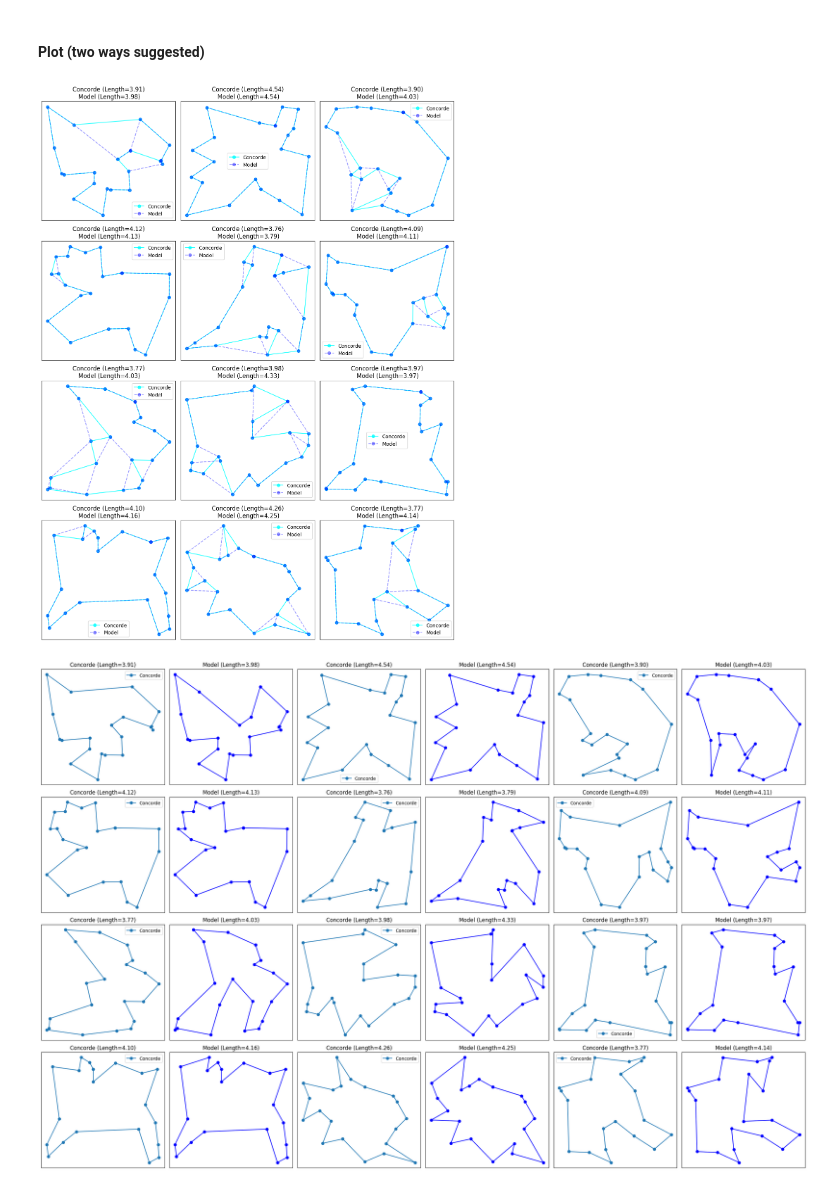
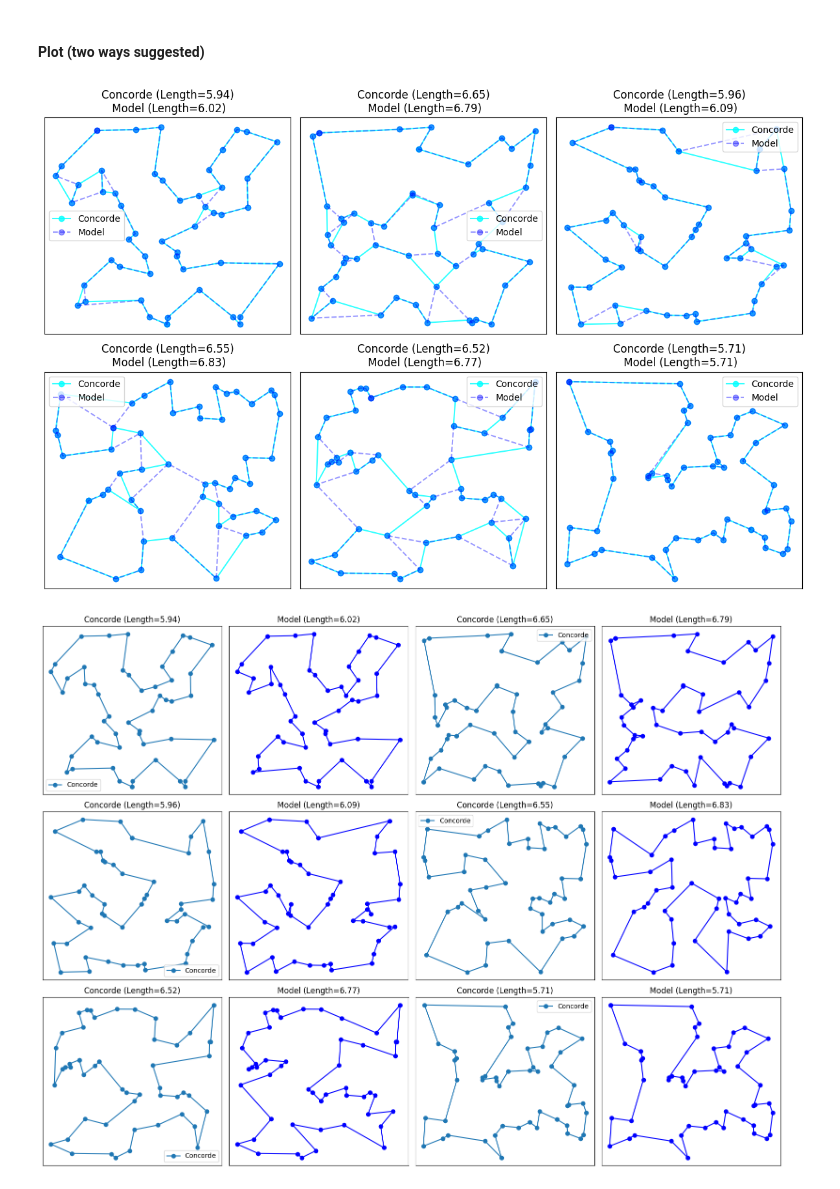
Before and after one commit to MarioAuditore/TDA-for-Travelling-Salesman, a Jupyter notebook: data_generation_and_train.ipynb, the cells around one changed output. Drawn from its saved outputs; the diff is of its cells as text; code cells hidden in the pictures.

```diff
--- a/data_generation_and_train.ipynb
+++ b/data_generation_and_train.ipynb
@@ -267,17 +268,22 @@ def generate_dataset(total_samples, batch_size, nb_nodes, dim_nodes, max_columns
 
     return dataset
 # %%
-# total_samples = 16 * 10**4
-# dataset = generate_dataset(total_samples, args.batch_size, args.nb_nodes, args.dim_nodes, args.dim_model_input)
+total_samples = 45 * 10**3
+data_directory = 'train_eval_data'
+filename = f'dataset_{total_samples // 10**3}K_samples_{args.nb_nodes}_nodes_{args.dim_model_input}_features.pkl'
+path = os.path.join(data_directory, filename)
 
-# data_directory = 'train_eval_data'
-# filename = f'dataset_{total_samples // 10**3}K_samples_{args.dim_model_input}_features.pkl'
-# path = os.path.join(data_directory, filename)
+def generate_and_save(path):
+    dataset = generate_dataset(total_samples, total_samples//1000, args.nb_nodes, args.dim_nodes, args.dim_model_input)
+    os.makedirs(data_directory, exist_ok=True)
+    torch.save(dataset, path)
+    print(f'Dataset generated and saved to {path}')
+    return dataset
 
-# # Create the directory if it doesn't exist
-# os.makedirs(data_directory, exist_ok=True)
+dataset = torch.load(path) if os.path.exists(path) else generate_and_save(path)
 
-# # Save the dataset
-# torch.save(dataset, path)
+max_columns = args.dim_model_input
+dataset = dataset[:, :, :max_columns]
 
-# print(f'Dataset saved to {path}')
+from sklearn.model_selection import train_test_split
+train_data, eval_data = train_test_split(dataset, test_size=0.25, random_state=42)
@@ -284,12 +291,0 @@ def generate_dataset(total_samples, batch_size, nb_nodes, dim_nodes, max_columns
-# %%
-total_samples = 8 * 10**4
-
-data_directory = 'train_eval_data'
-# filename = f'dataset_{total_samples // 10**3}K_samples_{args.dim_model_input}_features.pkl'
-filename = f'dataset_{total_samples}_samples_{args.dim_model_input}_features.pkl'
-path = os.path.join(data_directory, filename)
-
-dataset = torch.load(path)
-
-max_columns = args.dim_model_input
-dataset = dataset[:, :, :max_columns]
@@ -519,8 +525,8 @@ model_tours = []
 lengths_with_concorde = []
 lengths_with_nn = []
 
-n_pairs = 3
-n_rows = 4
+n_pairs = 2
+n_rows = 3
 
 for idx in range(n_pairs * n_rows):
     points = np.array(x_test[idx].to('cpu'))
@@ -575,39 +564,42 @@ No warmstart, stumbling on anyway
 #### Plot (two ways suggested)
 # %%
 n_tours = len(concorde_tours)
-n_cols = n_pairs
+n_cols = 3
+n_rows = 2
 
 fig, axs = plt.subplots(n_rows, n_cols, figsize=(4 * n_cols, 4 * n_rows))
 
 for idx in range(n_tours):
     points = np.array(x_test[idx].to('cpu'))
     concorde_tour = concorde_tours[idx]
     model_tour = model_tours[idx]
 
     # Prepare sequences for plotting
     sequence_points_concorde = np.vstack([points[concorde_tour], points[concorde_tour][0]])  # Close the loop
     sequence_points_model = np.vstack([points[model_tour], points[model_tour][0]])  # Close the loop
 
     # Plot both tours on the same subplot
     ax = axs[idx // n_cols, idx % n_cols]
 
     ax.plot(sequence_points_concorde[:, 0], sequence_points_concorde[:, 1], marker='o',
             linestyle='-', color='cyan', alpha=0.8, label = 'Concorde')
 
     ax.plot(sequence_points_model[:, 0], sequence_points_model[:, 1], marker='o',
             linestyle='--', color='blue', alpha=0.4, label = 'Model')
 
     ax.set_title(f'Concorde (Length={lengths_with_concorde[idx]:.2f})\n Model (Length={lengths_with_nn[idx]:.2f})')
     ax.legend()
     ax.tick_params(axis='both', which='both', bottom=False, top=False, left=False, right=False, labelbottom=False, labelleft=False)
 
+plt.savefig('tsp50_paths_one_canvas.png')
 plt.tight_layout()
 plt.show()
 # %% [output]
-[figure, old version]
+[figure, new version]
 # %%
 n_tours = len(concorde_tours)
 n_cols = 2 * n_pairs
+n_rows = 3
 
 fig, axs = plt.subplots(n_rows, n_cols, figsize=(8 * n_pairs, 4 * n_rows))
 
@@ -635,7 +627,8 @@ for idx in range(n_tours):
     ax_model.tick_params(axis='both', which='both', bottom=False, top=False, left=False, right=False,
                          labelbottom=False, labelleft=False)
 
+plt.savefig('tsp50_paths_separate_canvas.png')
 plt.tight_layout()
 plt.show()
 # %% [output]
-[figure, old version]
+[figure, new version]
```
Also changed, not shown: parts of 10 cells of this notebook, 1 other file.
